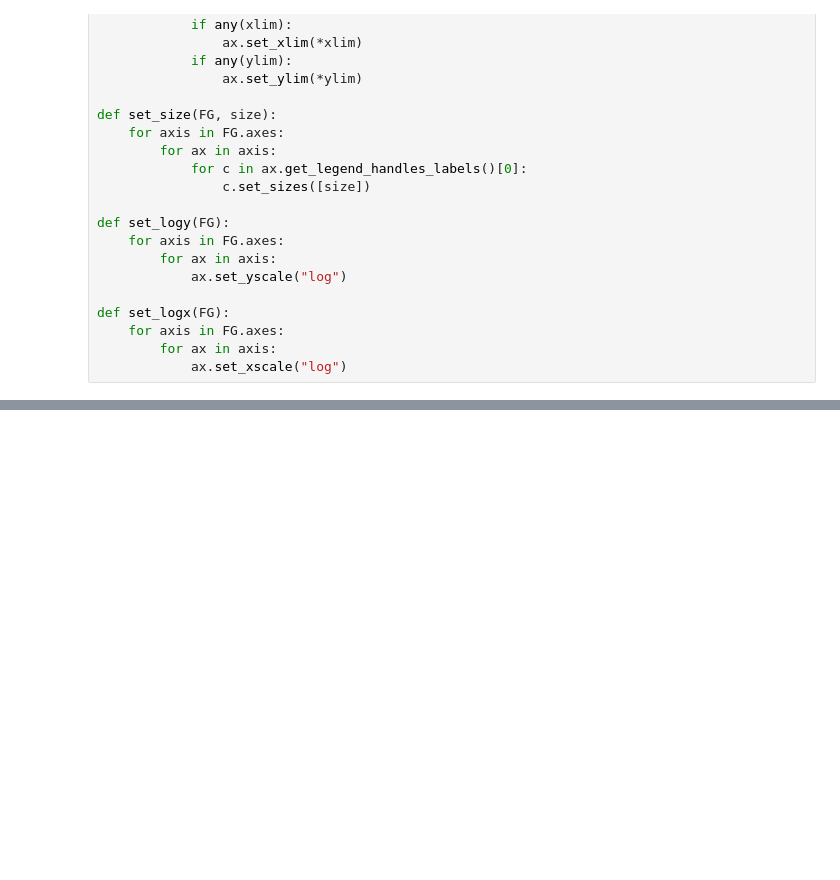
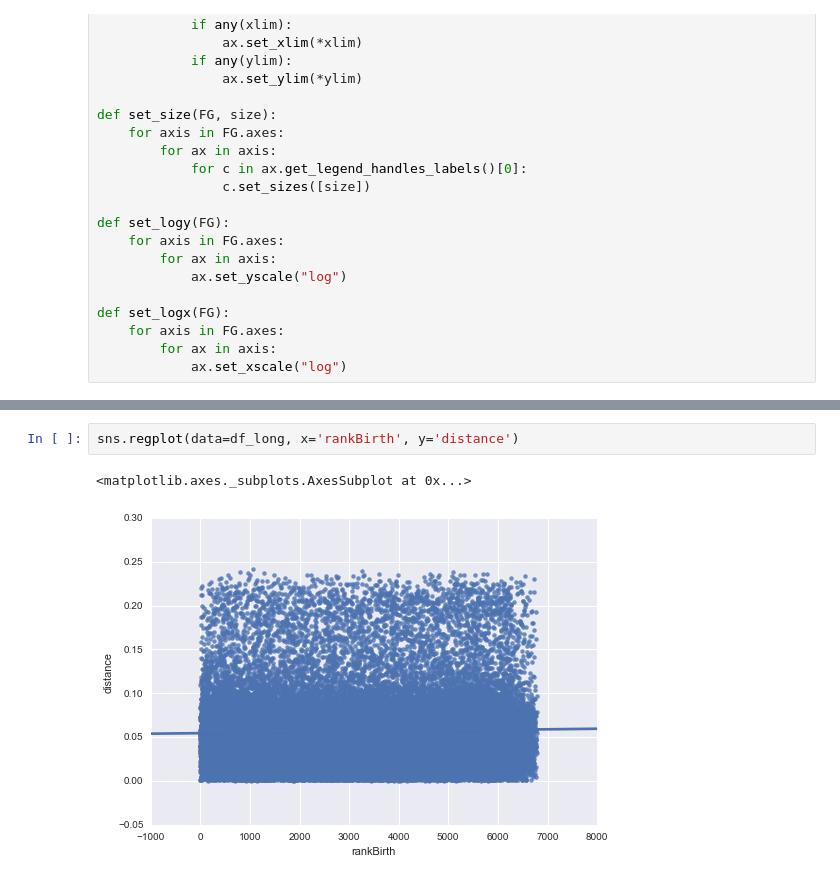
Before and after one commit to lstout/Thesis-Analysis, a Jupyter notebook: Bigger Data Analysis.ipynb, the cells around one changed output, grey strips where cells are left out. Drawn from its saved outputs; the diff is of its cells as text; blank space fills up the shorter version.

```diff
--- a/Bigger Data Analysis.ipynb
+++ b/Bigger Data Analysis.ipynb
@@ -69,3 +72,8 @@ set_size(FG,1)
+# %%
+sns.regplot(data=df_long, x='rankBirth', y='distance')
+# %% [output]
+<matplotlib.axes._subplots.AxesSubplot at 0x...>
+[figure, added]
 # %%
 sns.distplot(df_long.birthtime.dropna(), bins=25)
 # %% [output]
```
Also changed, not shown: parts of 5 cells of this notebook, 8 other files.
